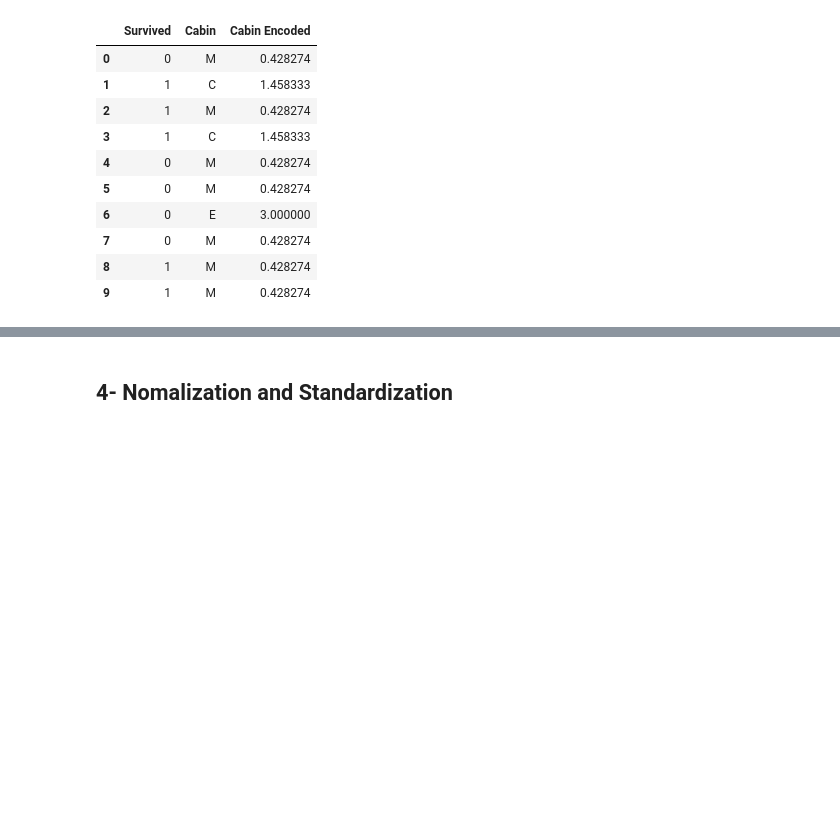
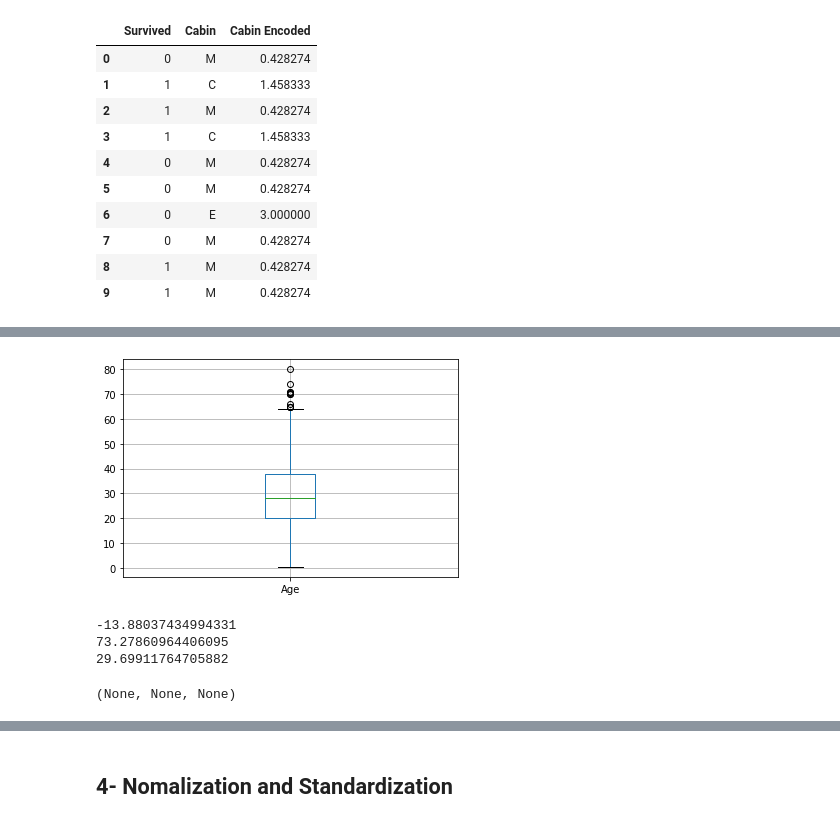
Before and after one commit to shaizpunjwani/Data-Science, a Jupyter notebook: Techniques in Feature Handling.ipynb, the cells around one changed output, grey strips where cells are left out. Cells and saved outputs as stored; diff of their text form; code cells hidden in the pictures; blank space fills up the shorter version.

```diff
--- a/Techniques in Feature Handling.ipynb
+++ b/Techniques in Feature Handling.ipynb
@@ -1128,0 +1190,15 @@ df.head(10)
+# %%
+figure=df.boxplot(column="Age")
+# %% [output]
+[figure, added]
+# %%
+##### Assuming Age follows A Gaussian Distribution we will calculate the boundaries which differentiates the outliers
+
+uppper_boundary=df['Age'].mean() + 3* df['Age'].std()
+lower_boundary=df['Age'].mean() - 3* df['Age'].std()
+print(lower_boundary), print(uppper_boundary),print(df['Age'].mean())
+# %% [output]
+-13.88037434994331
+73.27860964406095
+29.69911764705882
+(None, None, None)
```
Also changed, not shown: parts of 50 cells of this notebook.
